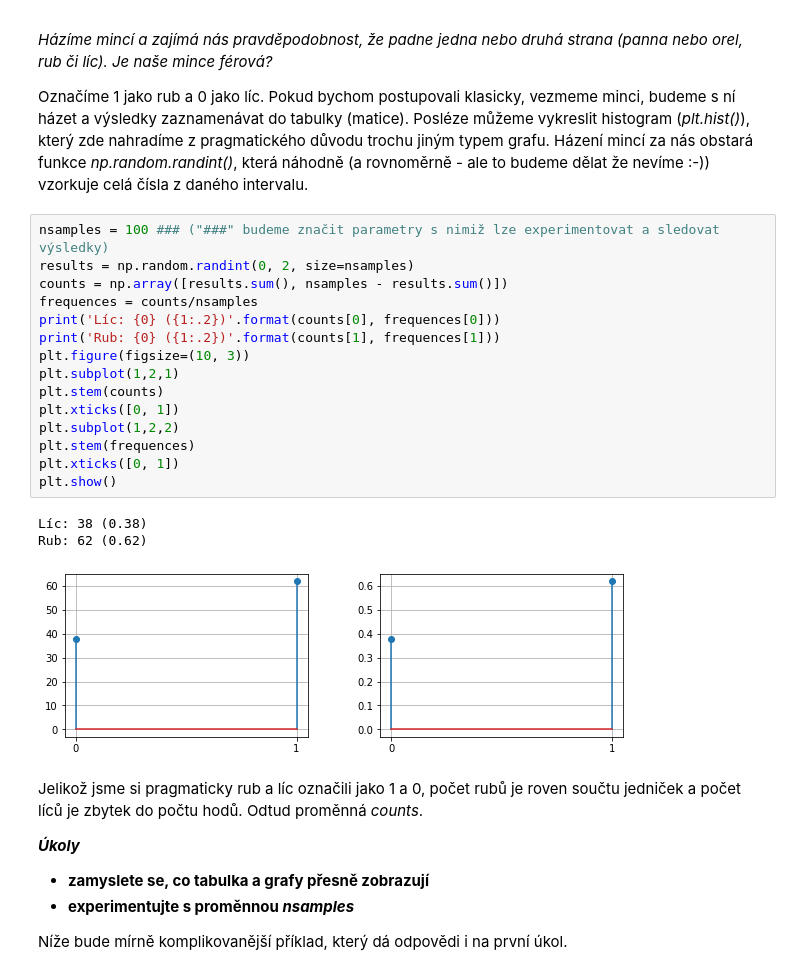
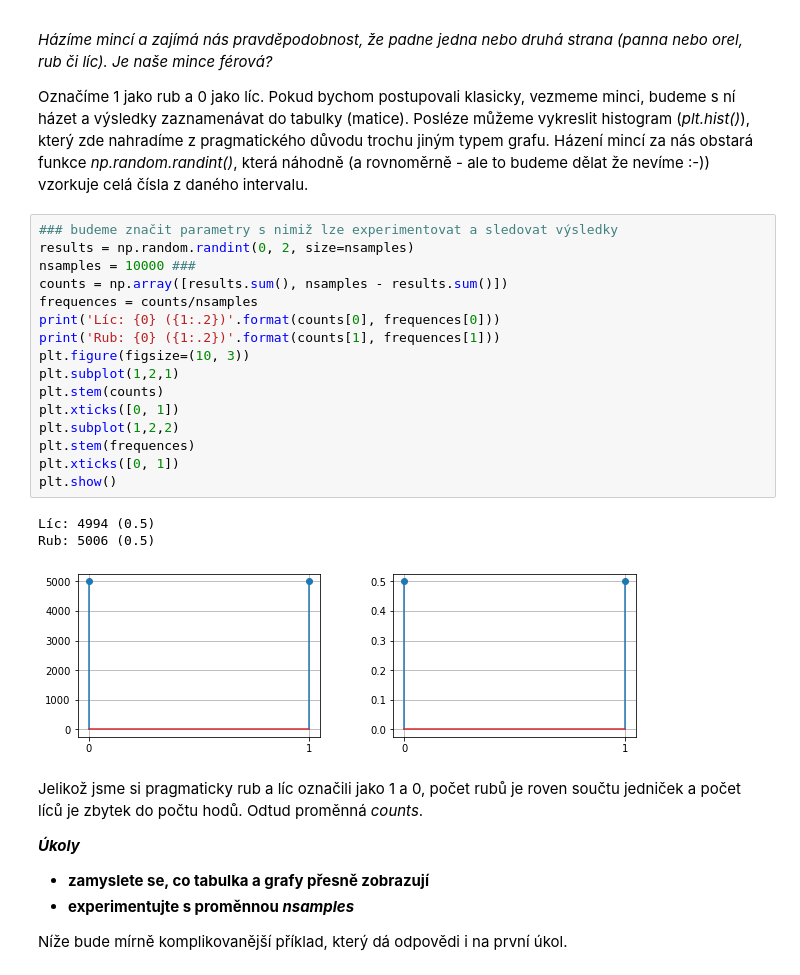
Before and after one commit to TaIos/bml, a Jupyter notebook: prednasky/Uvod_do_modelovani-KD.ipynb, the cells around one changed output. Drawn from its saved outputs; the diff is of its cells as text.

```diff
--- a/prednasky/Uvod_do_modelovani-KD.ipynb
+++ b/prednasky/Uvod_do_modelovani-KD.ipynb
@@ -39,24 +15,25 @@ warnings.filterwarnings('ignore')
 
 Označíme 1 jako rub a 0 jako líc. Pokud bychom postupovali klasicky, vezmeme minci, budeme s ní házet a výsledky zaznamenávat do tabulky (matice). Posléze můžeme vykreslit histogram (_plt.hist()_), který zde nahradíme z pragmatického důvodu trochu jiným typem grafu. Házení mincí za nás obstará funkce *np.random.randint()*, která náhodně (a rovnoměrně - ale to budeme dělat že nevíme :-)) vzorkuje celá čísla z daného intervalu.
 # %%
-nsamples = 100 ### ("###" budeme značit parametry s nimiž lze experimentovat a sledovat výsledky)
+### budeme značit parametry s nimiž lze experimentovat a sledovat výsledky
 results = np.random.randint(0, 2, size=nsamples)
+nsamples = 10000 ###
 counts = np.array([results.sum(), nsamples - results.sum()])
 frequences = counts/nsamples
 print('Líc: {0} ({1:.2})'.format(counts[0], frequences[0]))
 print('Rub: {0} ({1:.2})'.format(counts[1], frequences[1]))
 plt.figure(figsize=(10, 3))
 plt.subplot(1,2,1)
 plt.stem(counts)
 plt.xticks([0, 1])
 plt.subplot(1,2,2)
 plt.stem(frequences)
 plt.xticks([0, 1])
 plt.show()
 # %% [output]
-Líc: 38 (0.38)
-Rub: 62 (0.62)
+Líc: 4994 (0.5)
+Rub: 5006 (0.5)
-[figure, old version]
+[figure, new version]
 # %% [markdown]
 Jelikož jsme si pragmaticky rub a líc označili jako 1 a 0, počet rubů je roven součtu jedniček a počet líců je zbytek do počtu hodů. Odtud proměnná _counts_.
 
```
Also changed, not shown: parts of 18 cells of this notebook.
